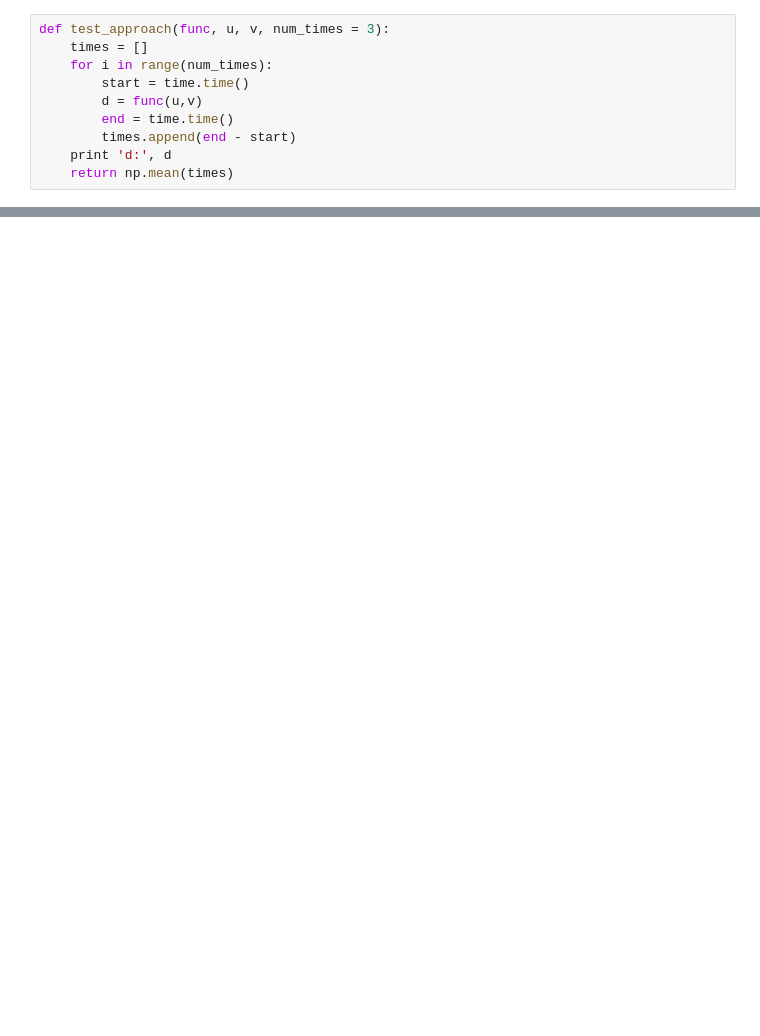
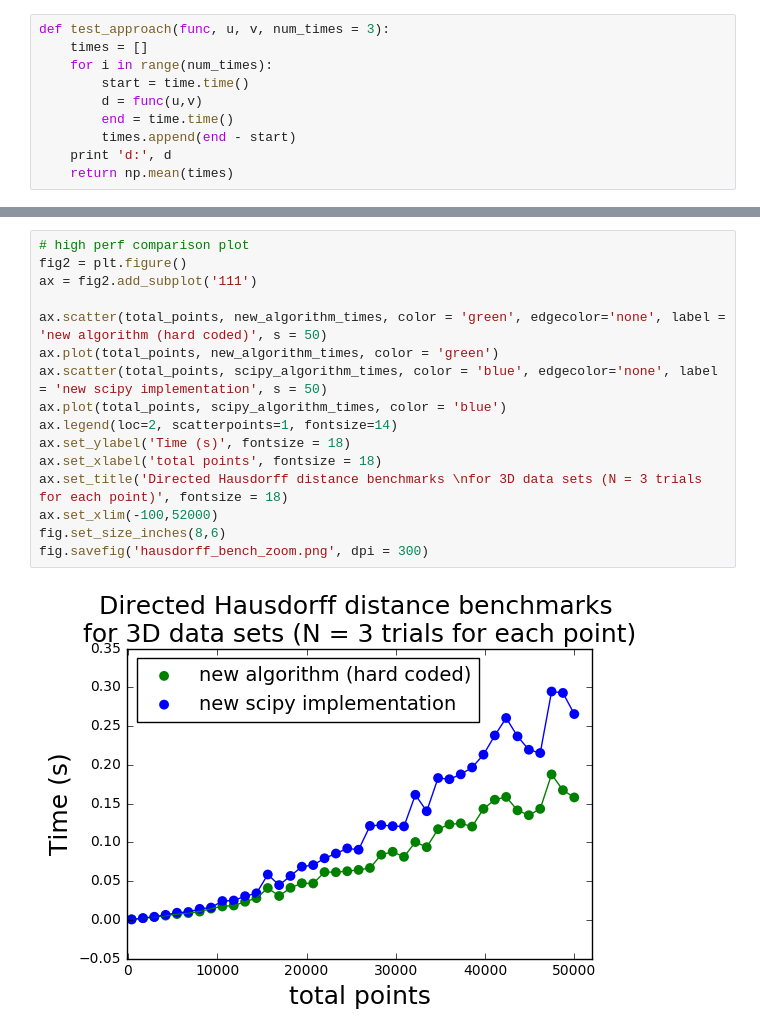
Before and after one commit to tylerjereddy/hausdorff_bench, a Jupyter notebook: hausdorff_bench.ipynb, the cells around one changed output, grey strips where cells are left out. Drawn from its saved outputs; the diff is of its cells as text; blank space fills up the shorter version.

```diff
--- a/hausdorff_bench.ipynb
+++ b/hausdorff_bench.ipynb
@@ -140,0 +154,18 @@ fig.savefig('hausdorff_bench.png', dpi = 300)
+# %%
+# high perf comparison plot
+fig2 = plt.figure()
+ax = fig2.add_subplot('111')
+
+ax.scatter(total_points, new_algorithm_times, color = 'green', edgecolor='none', label = 'new algorithm (hard coded)', s = 50)
+ax.plot(total_points, new_algorithm_times, color = 'green')
+ax.scatter(total_points, scipy_algorithm_times, color = 'blue', edgecolor='none', label = 'new scipy implementation', s = 50)
+ax.plot(total_points, scipy_algorithm_times, color = 'blue')
+ax.legend(loc=2, scatterpoints=1, fontsize=14)
+ax.set_ylabel('Time (s)', fontsize = 18)
+ax.set_xlabel('total points', fontsize = 18)
+ax.set_title('Directed Hausdorff distance benchmarks \nfor 3D data sets (N = 3 trials for each point)', fontsize = 18)
+ax.set_xlim(-100,52000)
+fig.set_size_inches(8,6)
+fig.savefig('hausdorff_bench_zoom.png', dpi = 300)
+# %% [output]
+[figure, added]
```
Also changed, not shown: parts of 7 cells of this notebook.
